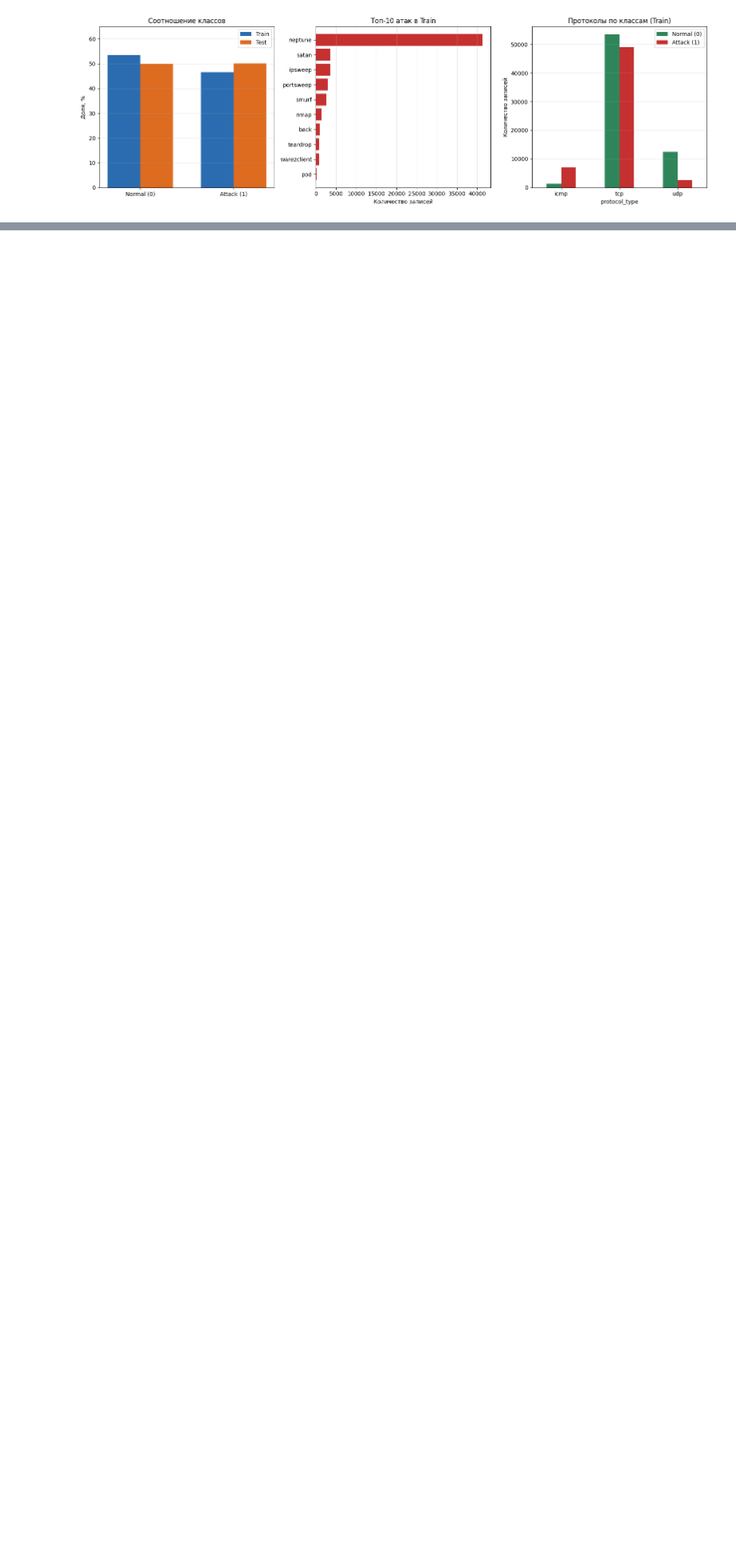
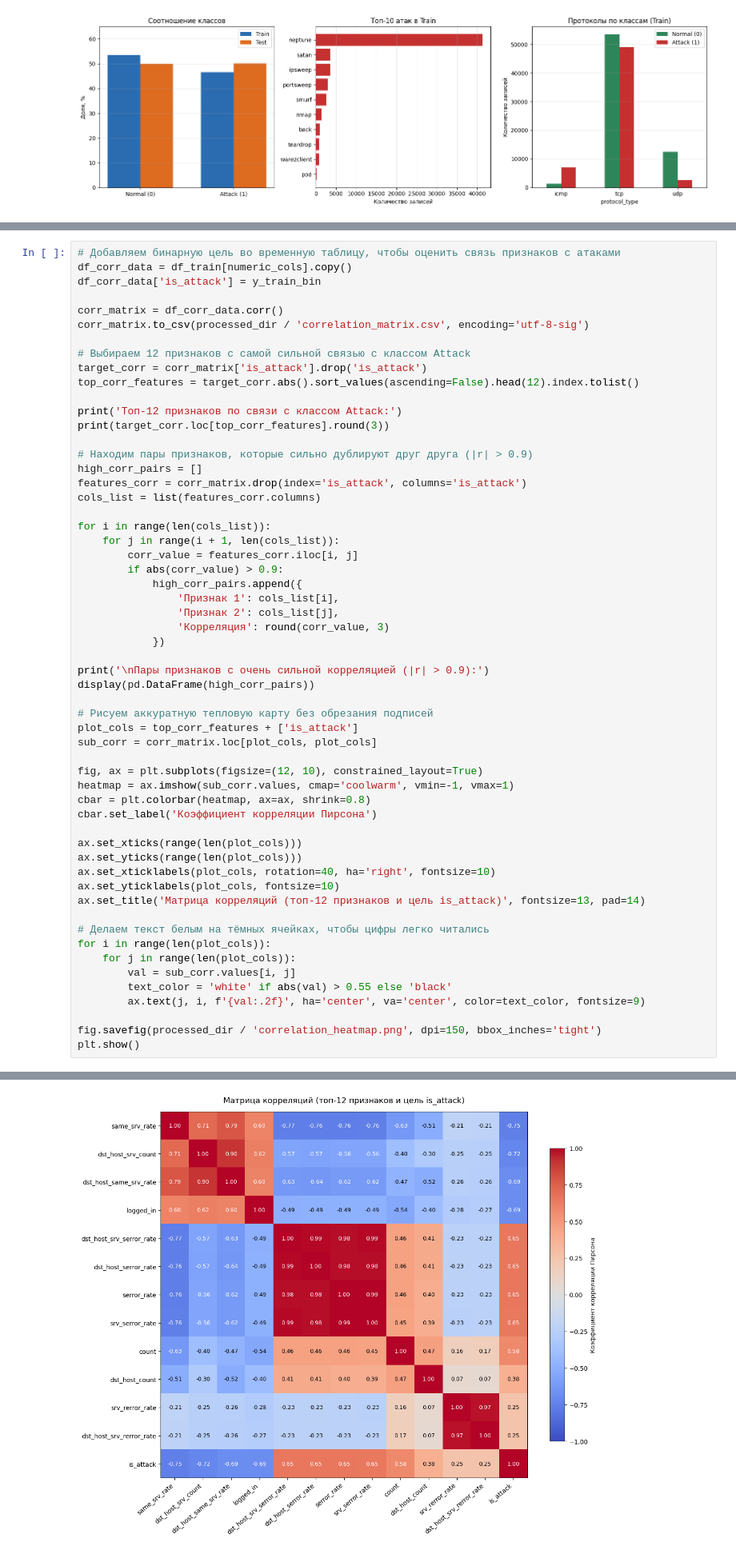
Before and after one commit to nevollwar/cyberguard, a Jupyter notebook: notebooks/eda.ipynb, the cells around one changed output, grey strips where cells are left out. Shown at 80% size. Saved outputs shown, nothing was run; the diff lists cells and outputs as text; blank space fills up the shorter version.

Commit message:
Дополнен разведочный анализ данных, построенна матрица корреляции и OLAP-куб

```diff
--- a/notebooks/eda.ipynb
+++ b/notebooks/eda.ipynb
@@ -320,0 +345,58 @@ plt.show()
+# %%
+# Добавляем бинарную цель во временную таблицу, чтобы оценить связь признаков с атаками
+df_corr_data = df_train[numeric_cols].copy()
+df_corr_data['is_attack'] = y_train_bin
+
+corr_matrix = df_corr_data.corr()
+corr_matrix.to_csv(processed_dir / 'correlation_matrix.csv', encoding='utf-8-sig')
+
+# Выбираем 12 признаков с самой сильной связью с классом Attack
+target_corr = corr_matrix['is_attack'].drop('is_attack')
+top_corr_features = target_corr.abs().sort_values(ascending=False).head(12).index.tolist()
+
+print('Топ-12 признаков по связи с классом Attack:')
+print(target_corr.loc[top_corr_features].round(3))
+
+# Находим пары признаков, которые сильно дублируют друг друга (|r| > 0.9)
+high_corr_pairs = []
+features_corr = corr_matrix.drop(index='is_attack', columns='is_attack')
+cols_list = list(features_corr.columns)
+
+for i in range(len(cols_list)):
+    for j in range(i + 1, len(cols_list)):
+        corr_value = features_corr.iloc[i, j]
+        if abs(corr_value) > 0.9:
+            high_corr_pairs.append({
+                'Признак 1': cols_list[i],
+                'Признак 2': cols_list[j],
+                'Корреляция': round(corr_value, 3)
+            })
+
+print('\nПары признаков с очень сильной корреляцией (|r| > 0.9):')
+display(pd.DataFrame(high_corr_pairs))
+
+# Рисуем аккуратную тепловую карту без обрезания подписей
+plot_cols = top_corr_features + ['is_attack']
+sub_corr = corr_matrix.loc[plot_cols, plot_cols]
+
+fig, ax = plt.subplots(figsize=(12, 10), constrained_layout=True)
+heatmap = ax.imshow(sub_corr.values, cmap='coolwarm', vmin=-1, vmax=1)
+cbar = plt.colorbar(heatmap, ax=ax, shrink=0.8)
+cbar.set_label('Коэффициент корреляции Пирсона')
+
+ax.set_xticks(range(len(plot_cols)))
+ax.set_yticks(range(len(plot_cols)))
+ax.set_xticklabels(plot_cols, rotation=40, ha='right', fontsize=10)
+ax.set_yticklabels(plot_cols, fontsize=10)
+ax.set_title('Матрица корреляций (топ-12 признаков и цель is_attack)', fontsize=13, pad=14)
+
+# Делаем текст белым на тёмных ячейках, чтобы цифры легко читались
+for i in range(len(plot_cols)):
+    for j in range(len(plot_cols)):
+        val = sub_corr.values[i, j]
+        text_color = 'white' if abs(val) > 0.55 else 'black'
+        ax.text(j, i, f'{val:.2f}', ha='center', va='center', color=text_color, fontsize=9)
+
+fig.savefig(processed_dir / 'correlation_heatmap.png', dpi=150, bbox_inches='tight')
+plt.show()
+# %% [output]
@@ -320,0 +433 @@ plt.show()
+[figure, added]
```
Also changed, not shown: parts of 5 cells of this notebook.
